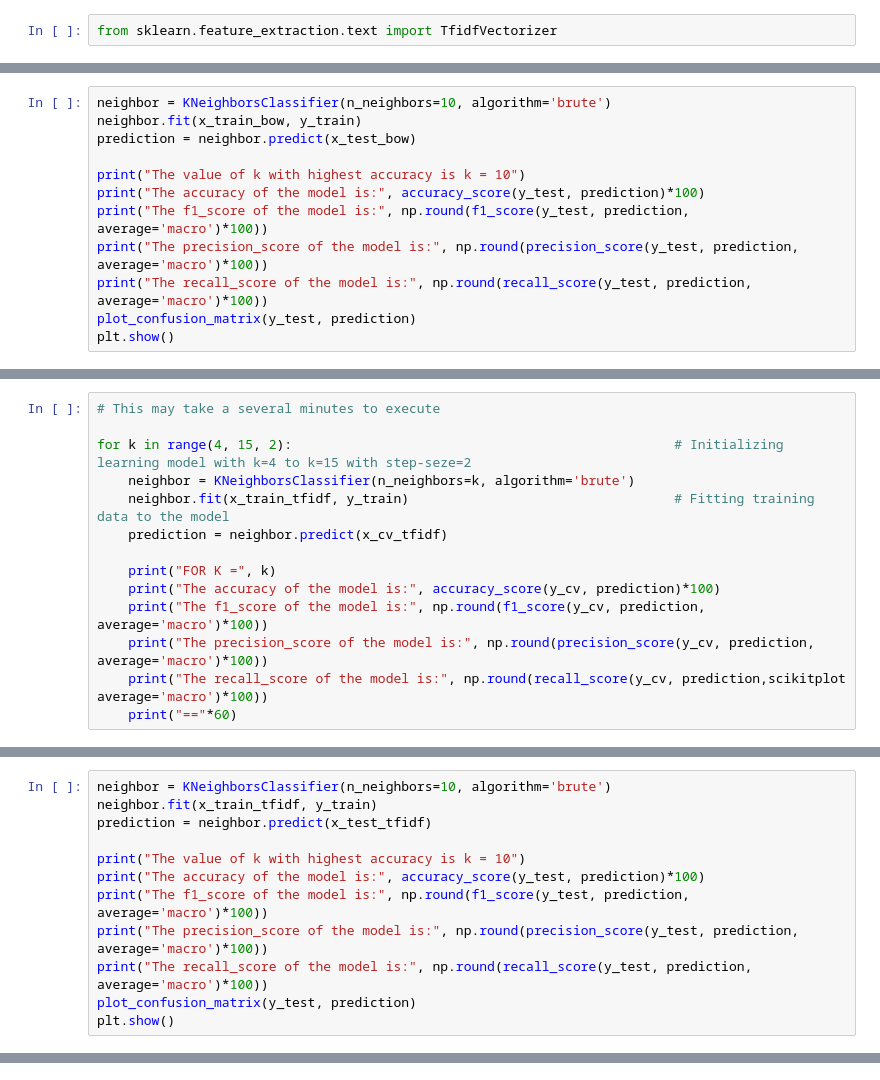
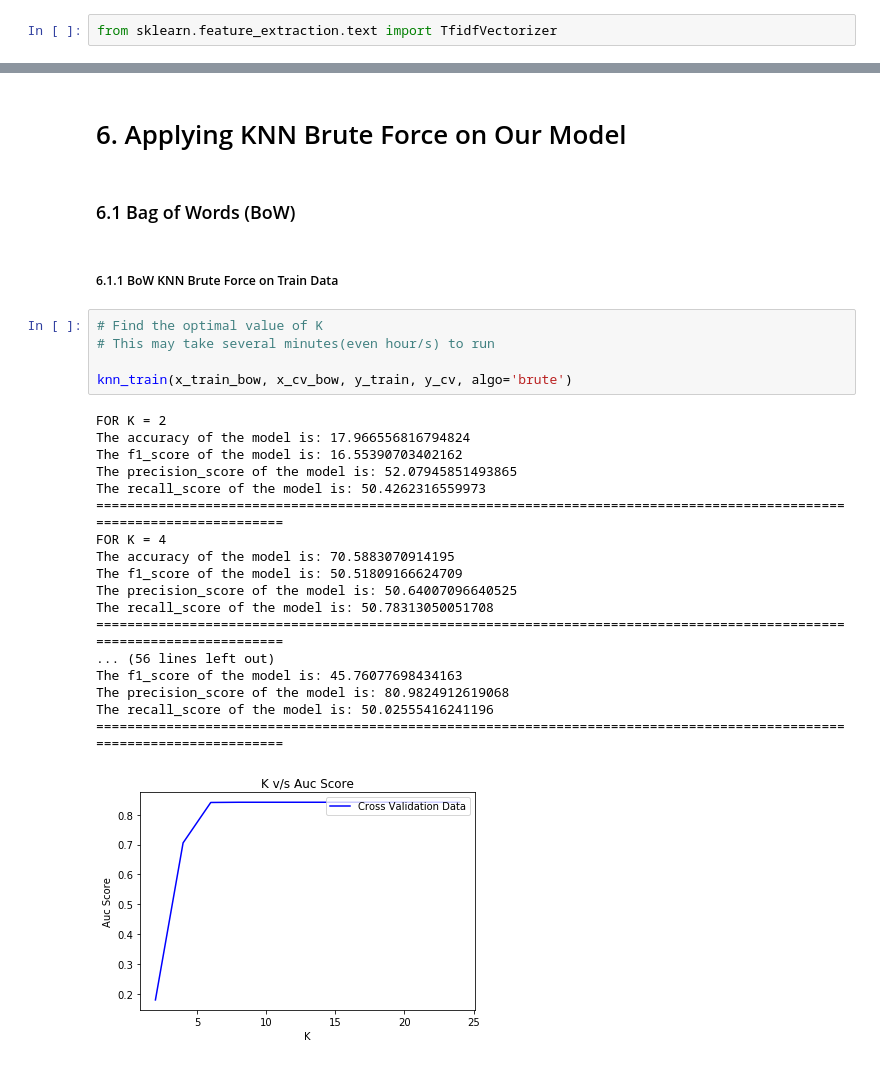
Before and after one commit to arunism/Sentiment-Analysis-for-Amazon-Fine-Food-Reviews, a Jupyter notebook: KNN - Amazon fine food reviews .ipynb, the cells around one changed output, grey strips where cells are left out. Saved outputs shown, nothing was run; the diff lists cells and outputs as text.

```diff
--- a/KNN - Amazon fine food reviews .ipynb
+++ b/KNN - Amazon fine food reviews .ipynb
@@ -354,12 +356,0 @@ from scikitplot.metrics import plot_confusion_matrix
-# %%
-neighbor = KNeighborsClassifier(n_neighbors=10, algorithm='brute')
-neighbor.fit(x_train_bow, y_train)
-prediction = neighbor.predict(x_test_bow)
-
-print("The value of k with highest accuracy is k = 10")
-print("The accuracy of the model is:", accuracy_score(y_test, prediction)*100)
-print("The f1_score of the model is:", np.round(f1_score(y_test, prediction, average='macro')*100))
-print("The precision_score of the model is:", np.round(precision_score(y_test, prediction, average='macro')*100))
-print("The recall_score of the model is:", np.round(recall_score(y_test, prediction, average='macro')*100))
-plot_confusion_matrix(y_test, prediction)
-plt.show()
@@ -375,14 +356,0 @@ The recall_score of the model is: 55.0
-# %%
-# This may take a several minutes to execute
-
-for k in range(4, 15, 2):                                                 # Initializing learning model with k=4 to k=15 with step-seze=2
-    neighbor = KNeighborsClassifier(n_neighbors=k, algorithm='brute')
-    neighbor.fit(x_train_tfidf, y_train)                                  # Fitting training data to the model
-    prediction = neighbor.predict(x_cv_tfidf)
-
-    print("FOR K =", k)
-    print("The accuracy of the model is:", accuracy_score(y_cv, prediction)*100)
-    print("The f1_score of the model is:", np.round(f1_score(y_cv, prediction, average='macro')*100))
-    print("The precision_score of the model is:", np.round(precision_score(y_cv, prediction, average='macro')*100))
-    print("The recall_score of the model is:", np.round(recall_score(y_cv, prediction,scikitplot average='macro')*100))
-    print("=="*60)
@@ -409,12 +356,0 @@ from scikitplot.metrics import plot_confusion_matrix
-# %%
-neighbor = KNeighborsClassifier(n_neighbors=10, algorithm='brute')
-neighbor.fit(x_train_tfidf, y_train)
-prediction = neighbor.predict(x_test_tfidf)
-
-print("The value of k with highest accuracy is k = 10")
-print("The accuracy of the model is:", accuracy_score(y_test, prediction)*100)
-print("The f1_score of the model is:", np.round(f1_score(y_test, prediction, average='macro')*100))
-print("The precision_score of the model is:", np.round(precision_score(y_test, prediction, average='macro')*100))
-print("The recall_score of the model is:", np.round(recall_score(y_test, prediction, average='macro')*100))
-plot_confusion_matrix(y_test, prediction)
-plt.show()
@@ -427,0 +619,30 @@ The recall_score of the model is: 58.0
+# %% [markdown]
+# 6. Applying KNN Brute Force on Our Model
+# %% [markdown]
+### 6.1 Bag of Words (BoW)
+# %% [markdown]
+##### 6.1.1 BoW KNN Brute Force on Train Data
+# %%
+# Find the optimal value of K
+# This may take several minutes(even hour/s) to run
+
+knn_train(x_train_bow, x_cv_bow, y_train, y_cv, algo='brute')
+# %% [output]
+FOR K = 2
+The accuracy of the model is: 17.966556816794824
+The f1_score of the model is: 16.55390703402162
+The precision_score of the model is: 52.07945851493865
+The recall_score of the model is: 50.4262316559973
+========================================================================================================================
+FOR K = 4
+The accuracy of the model is: 70.5883070914195
+The f1_score of the model is: 50.51809166624709
+The precision_score of the model is: 50.64007096640525
+The recall_score of the model is: 50.78313050051708
+========================================================================================================================
+... (56 lines left out)
+The f1_score of the model is: 45.76077698434163
+The precision_score of the model is: 80.9824912619068
+The recall_score of the model is: 50.02555416241196
+========================================================================================================================
+[figure, added]
```
Also changed, not shown: parts of 129 cells of this notebook.
